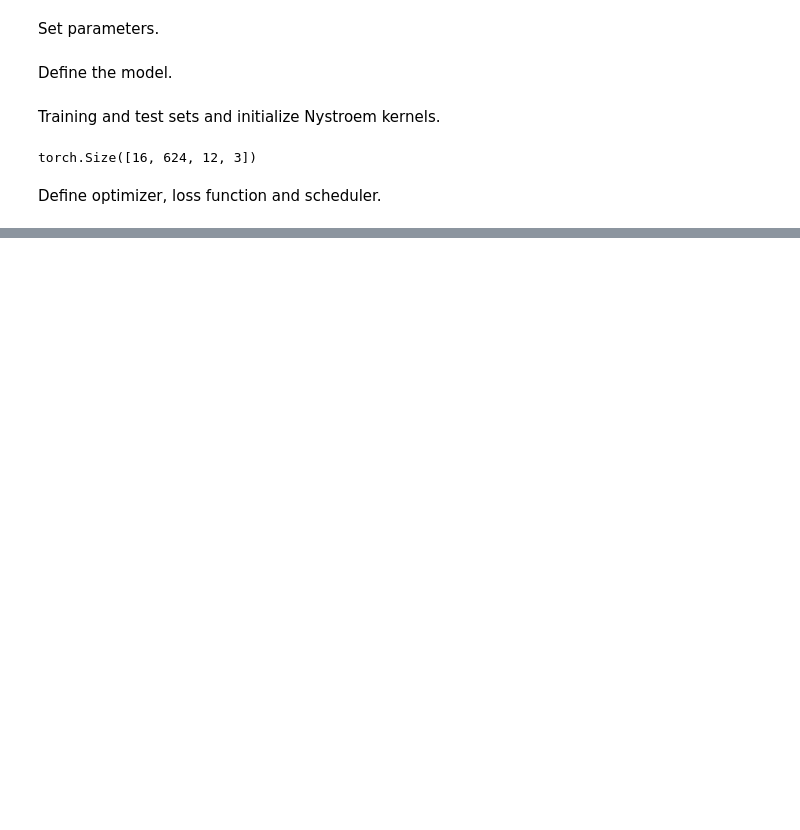
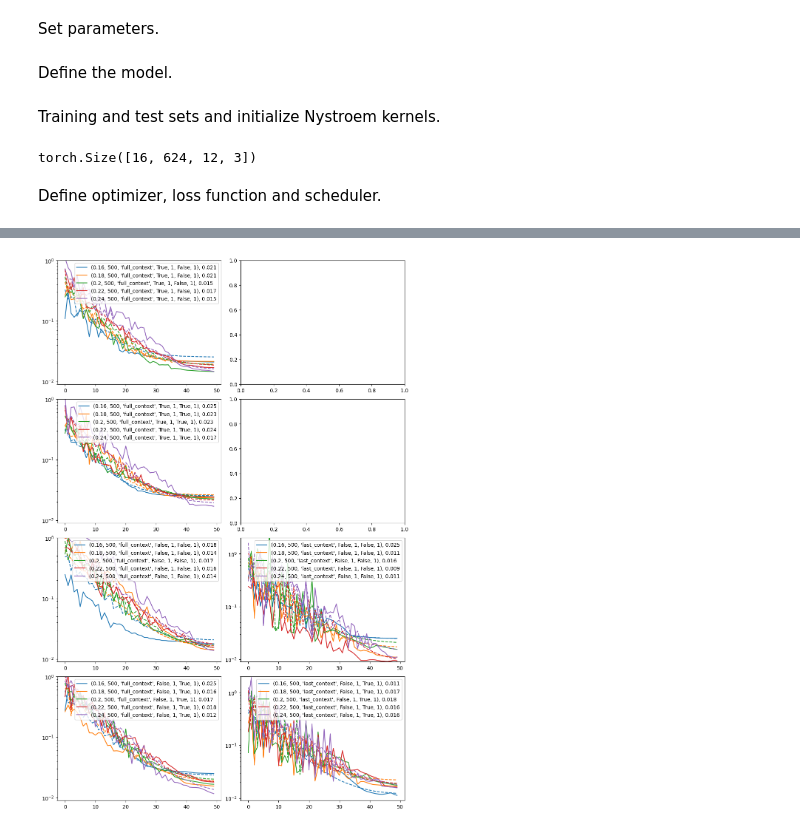
Before and after one commit to ejbrun/koopkernel_sequencer, a Jupyter notebook: examples/lorenz_system.ipynb, the cells around one changed output, grey strips where cells are left out. Saved outputs shown, nothing was run; the diff lists cells and outputs as text; code cells hidden in the pictures; blank space fills up the shorter version.

```diff
--- a/examples/lorenz_system.ipynb
+++ b/examples/lorenz_system.ipynb
@@ -211,0 +380,91 @@ eval comparison 2.9286628742096497 0.21183141511862225
+# %%
+plot_settings = {
+    "koopman_kernel_length_scale": [0.16, 0.18, 0.20, 0.22, 0.24],
+    "koopman_kernel_num_centers": [500],
+    "context_mode": ["full_context", "last_context"],
+    "mask_koopman_operator": [True, False],
+    "mask_version": [1],
+    "use_nystroem_context_window": [False, True],
+    "output_length": [1],
+}
+
+nrows = len(
+    list(
+        product(
+            plot_settings["mask_koopman_operator"],
+            plot_settings["use_nystroem_context_window"],
+        )
+    )
+)
+
+fig, ax = plt.subplots(nrows=nrows, ncols=2, layout="constrained")
+fig.set_size_inches(10, 15)
+
+koopman_kernel_num_centers = plot_settings["koopman_kernel_num_centers"][0]
+mask_version = plot_settings["mask_version"][0]
+output_length = plot_settings["output_length"][0]
+
+
+for idx_row, (mask_koopman_operator, use_nystroem_context_window) in enumerate(
+    product(
+        plot_settings["mask_koopman_operator"],
+        plot_settings["use_nystroem_context_window"],
+    )
+):
+    for idx_kkls, koopman_kernel_length_scale in enumerate(
+        plot_settings["koopman_kernel_length_scale"]
+    ):
+        context_mode = plot_settings["context_mode"][0]
+        conf = (
+            koopman_kernel_length_scale,
+            koopman_kernel_num_centers,
+            context_mode,
+            mask_koopman_operator,
+            mask_version,
+            use_nystroem_context_window,
+            output_length,
+        )
+        y = res_dict[conf]["eval_rmses"]
+        ymin = np.min(y)
+        x = range(len(y))
+        ax[idx_row, 0].plot(
+            x, y, color=f"C{idx_kkls}", label=str(conf) + f", {ymin:.3f}"
+        )
+        y = res_dict[conf]["train_rmses"]
+        x = range(len(y))
+        ax[idx_row, 0].plot(x, y, color=f"C{idx_kkls}", linestyle="dashed")
+
+        if not mask_koopman_operator:
+            context_mode = plot_settings["context_mode"][1]
+            conf = (
+                koopman_kernel_length_scale,
+                koopman_kernel_num_centers,
+                context_mode,
+                mask_koopman_operator,
+                mask_version,
+                use_nystroem_context_window,
+                output_length,
+            )
+            y = res_dict[conf]["eval_rmses"]
+            ymin = np.min(y)
+            x = range(len(y))
+            ax[idx_row, 1].plot(
+                x, y, color=f"C{idx_kkls}", label=str(conf) + f", {ymin:.3f}"
+            )
+            y = res_dict[conf]["train_rmses"]
+            x = range(len(y))
+            ax[idx_row, 1].plot(x, y, color=f"C{idx_kkls}", linestyle="dashed")
+
+    ax[idx_row, 0].set_ylim(9e-3, 1e0)
+    ax[idx_row, 0].set_yscale("log")
+    ax[idx_row, 0].legend()
+
+    if not mask_koopman_operator:
+        ax[idx_row, 1].set_ylim(9e-3, 2e0)
+        ax[idx_row, 1].set_yscale("log")
+        ax[idx_row, 1].legend()
+
+
+# fig.savefig("parameter_search_KoopKernelSequencer_lls.pdf")
+# %% [output]
+[figure, added]
```
Also changed, not shown: parts of 22 cells of this notebook, 1 other file.
